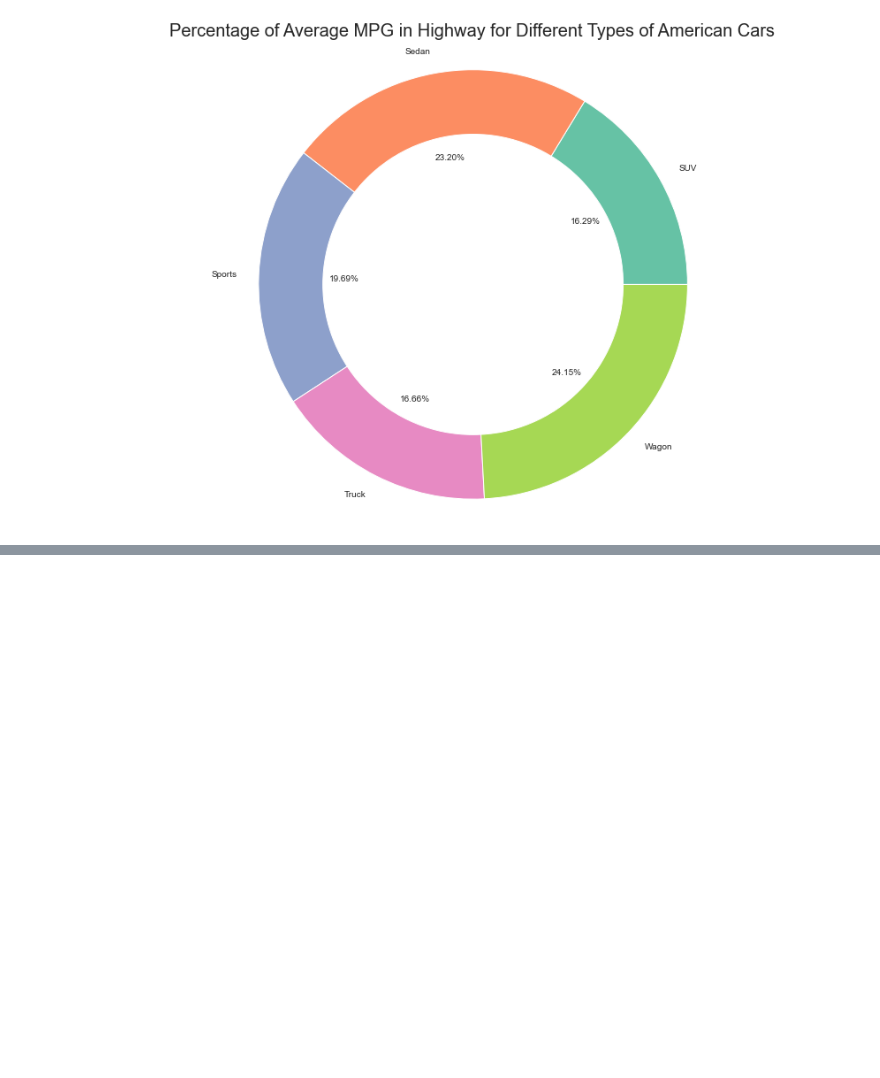
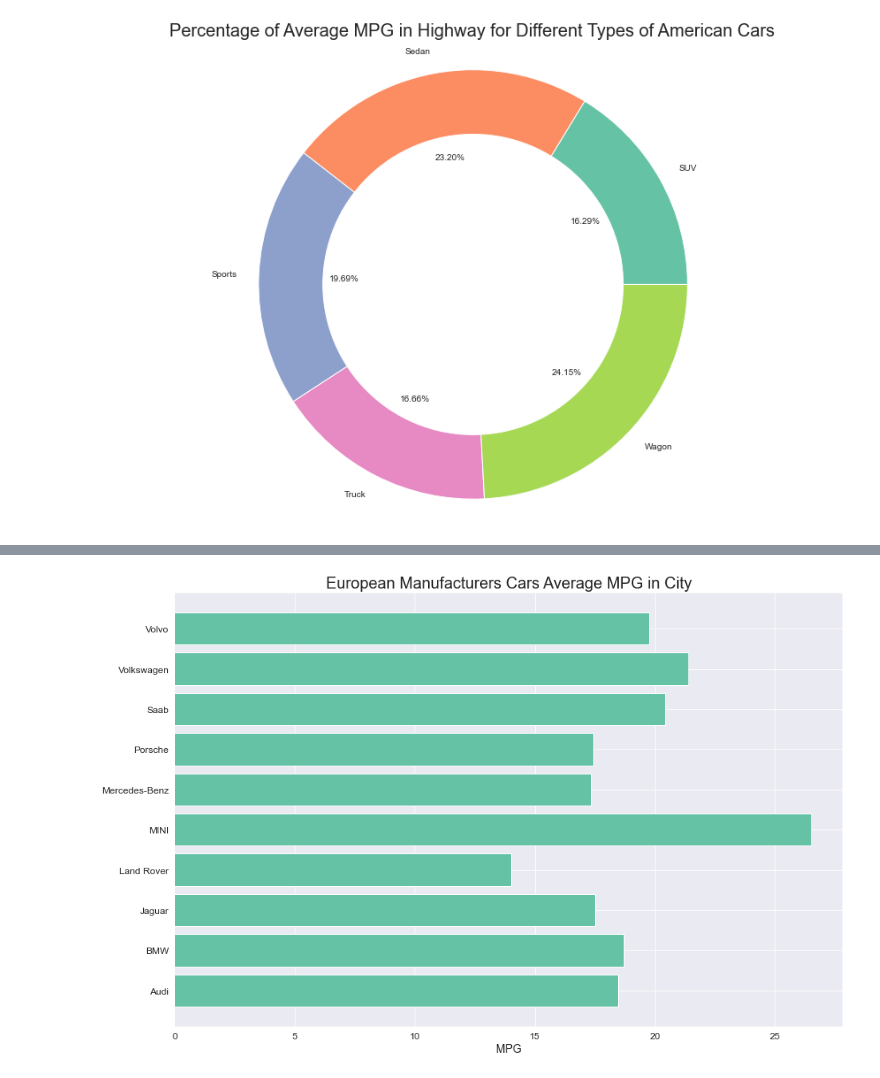
Before and after one commit to shamimsikder/Data-Visualization-Exercises, a Jupyter notebook: Cars Data Visualization.ipynb, the cells around one changed output, grey strips where cells are left out. Saved outputs shown, nothing was run; the diff lists cells and outputs as text; code cells hidden in the pictures; blank space fills up the shorter version.

Commit message:
American Manufacturers Cars Average MPG in City

```diff
--- a/Cars Data Visualization.ipynb
+++ b/Cars Data Visualization.ipynb
@@ -686,3 +686,12 @@ plt.axis('equal')
 plt.title("Percentage of Average MPG in Highway for Different Types of American Cars",fontsize=20);
 # %% [output]
 [figure]
+# %%
+eu_gb_make = eu.groupby('Make',as_index=False)
+
+eu_gb_make = eu_gb_make.agg(np.mean)
+
+eu_gb_make.MSRP = eu_gb_make.MSRP.astype(int)
+eu_gb_make.Invoice = eu_gb_make.Invoice.astype(int)
+
+eu_gb_make
@@ -688,0 +760,11 @@ plt.title("Percentage of Average MPG in Highway for Different Types of American
+# %%
+plt.figure(figsize=(15,10))
+
+plt.barh(eu_gb_make.Make,eu_gb_make.MPG_City)
+
+plt.title("European Manufacturers Cars Average MPG in City",fontsize=20)
+plt.xlabel("MPG",fontsize=14)
+plt.xticks(fontsize=12)
+plt.yticks(fontsize=12);
+# %% [output]
+[figure, added]
```
Also changed, not shown: parts of 9 cells of this notebook.
